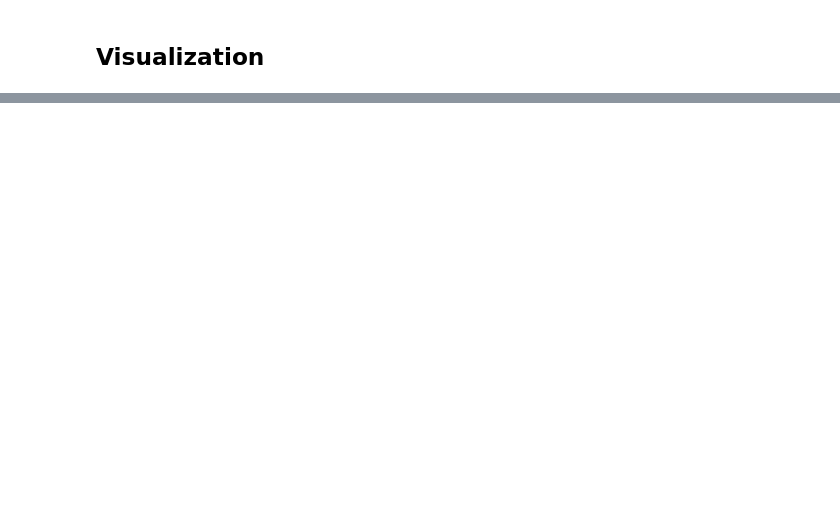
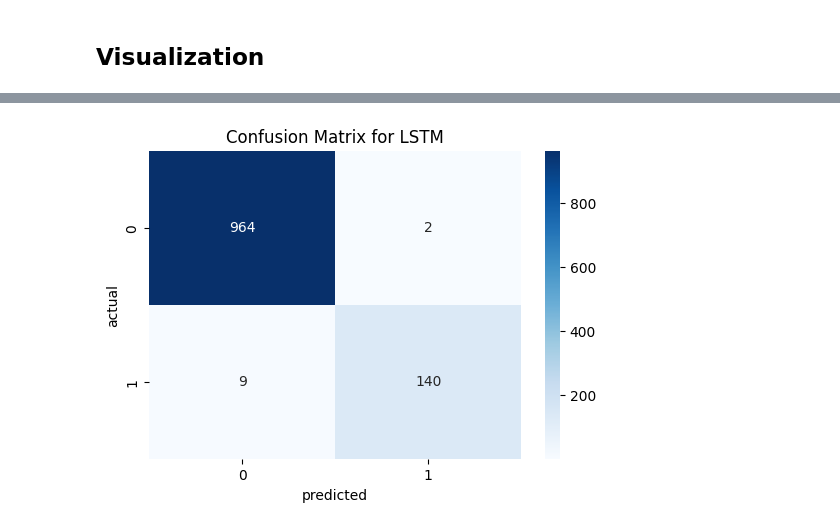
Before and after one commit to bernardte/python-machine-learning-model, a Jupyter notebook: Deep Learning Model/sms_model.ipynb, the cells around one changed output, grey strips where cells are left out. Cells and saved outputs as stored; diff of their text form; code cells hidden in the pictures; blank space fills up the shorter version.

```diff
--- a/Deep Learning Model/sms_model.ipynb
+++ b/Deep Learning Model/sms_model.ipynb
@@ -143,2 +145,8 @@ Epoch 10/10
 # %% [markdown]
 ## Evaluate Model
+# %%
+from sklearn.metrics import confusion_matrix, classification_report
+loss, acc = model.evaluate(X_test_pad, y_test)
+y_pred_prob = model.predict(X_test_pad)
+y_pred = (y_pred_prob > 0.5).astype(int)
+print(f"Test Accuracy: {acc:.4f}")
@@ -177,0 +195,9 @@ plt.show()
+# %%
+plt.figure(figsize=(6,4))
+sns.heatmap(confusion_matrix(y_true=y_test, y_pred=y_pred), annot=True, fmt="d", cmap='Blues')
+plt.xlabel("predicted")
+plt.ylabel("actual")
+plt.title("Confusion Matrix for LSTM")
+plt.show()
+# %% [output]
+[figure, added]
```
Also changed, not shown: parts of 8 cells of this notebook, 3 other files.
